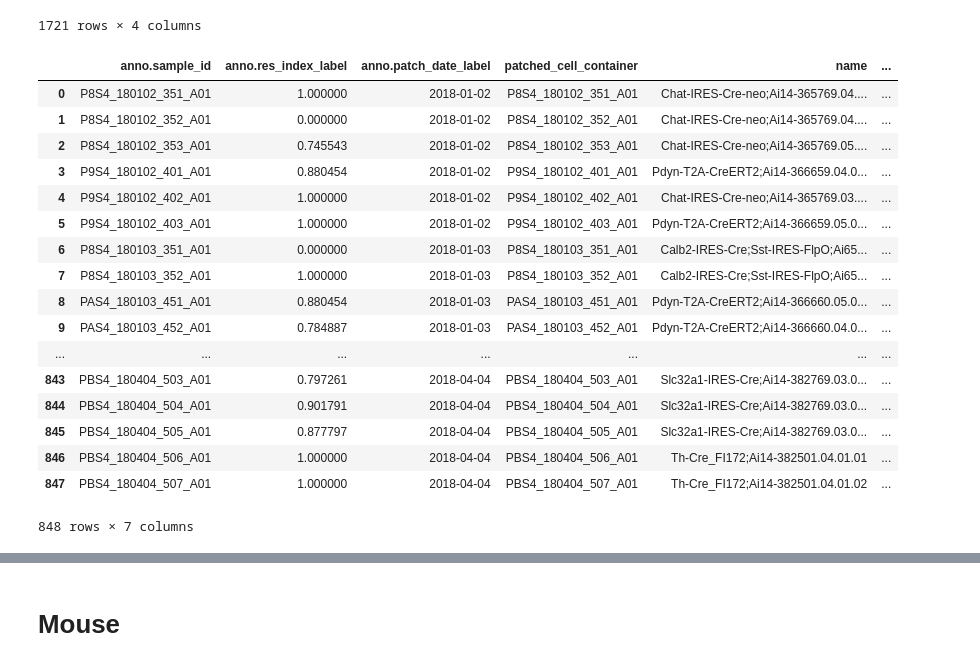
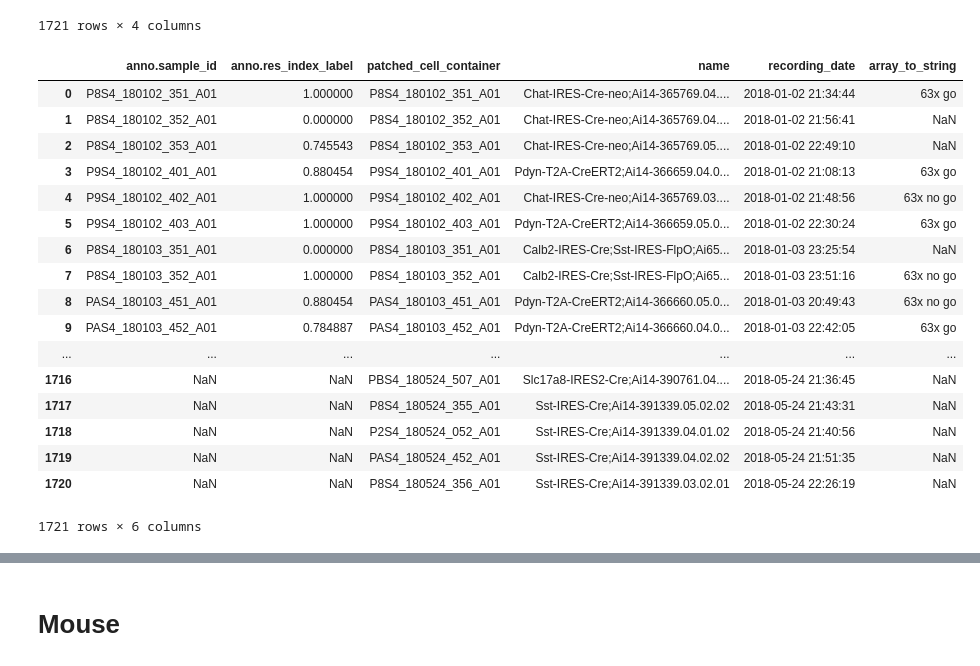
Before and after one commit to ru57y34nn/SMART_goals, a Jupyter notebook: src/SMART_Data.ipynb, the cells around one changed output, grey strips where cells are left out. Cells and saved outputs as stored; diff of their text form; code cells hidden in the pictures.

```diff
--- a/src/SMART_Data.ipynb
+++ b/src/SMART_Data.ipynb
@@ -15,6 +15,7 @@ full_path = str(full_path)
 full_path
 mshiny = pd.read_csv(full_path)
 # %%
-mshiny = mshiny[["anno.sample_id", "anno.res_index_label", "anno.patch_date_label"]]
+mshiny = mshiny[["anno.sample_id", "anno.res_index_label"]]
+#, "anno.patch_date_label"
 mshiny
 # %% [output]
@@ -39,5 +40,5 @@ mshiny
 # %%
-mshiny['anno.patch_date_label'] = pd.to_datetime(mshiny['anno.patch_date_label'], errors='coerce')
+#mshiny['anno.patch_date_label'] = pd.to_datetime(mshiny['anno.patch_date_label'], errors='coerce')
 # %%
-mshiny = mshiny[mshiny['anno.patch_date_label'] >= '2018-01-01']
-mshiny.head()
+#mshiny = mshiny[mshiny['anno.patch_date_label'] >= '2018-01-01']
+#mshiny
@@ -101,27 +95,27 @@ lims
 1721 rows × 4 columns
 # %%
 #merge shiny and lims into single df
-smart_data = pd.merge(left = mshiny, right = lims, left_on = 'anno.sample_id', right_on = 'patched_cell_container', how = 'left')
+smart_data = pd.merge(left = mshiny, right = lims, left_on = 'anno.sample_id', right_on = 'patched_cell_container', how = 'right')
 smart_data
 # %% [output]
-|  | anno.sample_id | anno.res_index_label | anno.patch_date_label | patched_cell_container | name | ... |
-| 0 | P8S4_180102_351_A01 | 1.000000 | 2018-01-02 | P8S4_180102_351_A01 | Chat-IRES-Cre-neo;Ai14-365769.04.... | ... |
-| 1 | P8S4_180102_352_A01 | 0.000000 | 2018-01-02 | P8S4_180102_352_A01 | Chat-IRES-Cre-neo;Ai14-365769.04.... | ... |
-| 2 | P8S4_180102_353_A01 | 0.745543 | 2018-01-02 | P8S4_180102_353_A01 | Chat-IRES-Cre-neo;Ai14-365769.05.... | ... |
-| 3 | P9S4_180102_401_A01 | 0.880454 | 2018-01-02 | P9S4_180102_401_A01 | Pdyn-T2A-CreERT2;Ai14-366659.04.0... | ... |
-| 4 | P9S4_180102_402_A01 | 1.000000 | 2018-01-02 | P9S4_180102_402_A01 | Chat-IRES-Cre-neo;Ai14-365769.03.... | ... |
-| 5 | P9S4_180102_403_A01 | 1.000000 | 2018-01-02 | P9S4_180102_403_A01 | Pdyn-T2A-CreERT2;Ai14-366659.05.0... | ... |
-| 6 | P8S4_180103_351_A01 | 0.000000 | 2018-01-03 | P8S4_180103_351_A01 | Calb2-IRES-Cre;Sst-IRES-FlpO;Ai65... | ... |
-| 7 | P8S4_180103_352_A01 | 1.000000 | 2018-01-03 | P8S4_180103_352_A01 | Calb2-IRES-Cre;Sst-IRES-FlpO;Ai65... | ... |
-| 8 | PAS4_180103_451_A01 | 0.880454 | 2018-01-03 | PAS4_180103_451_A01 | Pdyn-T2A-CreERT2;Ai14-366660.05.0... | ... |
-| 9 | PAS4_180103_452_A01 | 0.784887 | 2018-01-03 | PAS4_180103_452_A01 | Pdyn-T2A-CreERT2;Ai14-366660.04.0... | ... |
+|  | anno.sample_id | anno.res_index_label | patched_cell_container | name | recording_date | array_to_string |
+| 0 | P8S4_180102_351_A01 | 1.000000 | P8S4_180102_351_A01 | Chat-IRES-Cre-neo;Ai14-365769.04.... | 2018-01-02 21:34:44 | 63x go |
+| 1 | P8S4_180102_352_A01 | 0.000000 | P8S4_180102_352_A01 | Chat-IRES-Cre-neo;Ai14-365769.04.... | 2018-01-02 21:56:41 | NaN |
+| 2 | P8S4_180102_353_A01 | 0.745543 | P8S4_180102_353_A01 | Chat-IRES-Cre-neo;Ai14-365769.05.... | 2018-01-02 22:49:10 | NaN |
+| 3 | P9S4_180102_401_A01 | 0.880454 | P9S4_180102_401_A01 | Pdyn-T2A-CreERT2;Ai14-366659.04.0... | 2018-01-02 21:08:13 | 63x go |
+| 4 | P9S4_180102_402_A01 | 1.000000 | P9S4_180102_402_A01 | Chat-IRES-Cre-neo;Ai14-365769.03.... | 2018-01-02 21:48:56 | 63x no go |
+| 5 | P9S4_180102_403_A01 | 1.000000 | P9S4_180102_403_A01 | Pdyn-T2A-CreERT2;Ai14-366659.05.0... | 2018-01-02 22:30:24 | 63x go |
+| 6 | P8S4_180103_351_A01 | 0.000000 | P8S4_180103_351_A01 | Calb2-IRES-Cre;Sst-IRES-FlpO;Ai65... | 2018-01-03 23:25:54 | NaN |
+| 7 | P8S4_180103_352_A01 | 1.000000 | P8S4_180103_352_A01 | Calb2-IRES-Cre;Sst-IRES-FlpO;Ai65... | 2018-01-03 23:51:16 | 63x no go |
+| 8 | PAS4_180103_451_A01 | 0.880454 | PAS4_180103_451_A01 | Pdyn-T2A-CreERT2;Ai14-366660.05.0... | 2018-01-03 20:49:43 | 63x no go |
+| 9 | PAS4_180103_452_A01 | 0.784887 | PAS4_180103_452_A01 | Pdyn-T2A-CreERT2;Ai14-366660.04.0... | 2018-01-03 22:42:05 | 63x go |
 | ... | ... | ... | ... | ... | ... | ... |
-| 843 | PBS4_180404_503_A01 | 0.797261 | 2018-04-04 | PBS4_180404_503_A01 | Slc32a1-IRES-Cre;Ai14-382769.03.0... | ... |
-| 844 | PBS4_180404_504_A01 | 0.901791 | 2018-04-04 | PBS4_180404_504_A01 | Slc32a1-IRES-Cre;Ai14-382769.03.0... | ... |
-| 845 | PBS4_180404_505_A01 | 0.877797 | 2018-04-04 | PBS4_180404_505_A01 | Slc32a1-IRES-Cre;Ai14-382769.03.0... | ... |
-| 846 | PBS4_180404_506_A01 | 1.000000 | 2018-04-04 | PBS4_180404_506_A01 | Th-Cre_FI172;Ai14-382501.04.01.01 | ... |
-| 847 | PBS4_180404_507_A01 | 1.000000 | 2018-04-04 | PBS4_180404_507_A01 | Th-Cre_FI172;Ai14-382501.04.01.02 | ... |
+| 1716 | NaN | NaN | PBS4_180524_507_A01 | Slc17a8-IRES2-Cre;Ai14-390761.04.... | 2018-05-24 21:36:45 | NaN |
+| 1717 | NaN | NaN | P8S4_180524_355_A01 | Sst-IRES-Cre;Ai14-391339.05.02.02 | 2018-05-24 21:43:31 | NaN |
+| 1718 | NaN | NaN | P2S4_180524_052_A01 | Sst-IRES-Cre;Ai14-391339.04.01.02 | 2018-05-24 21:40:56 | NaN |
+| 1719 | NaN | NaN | PAS4_180524_452_A01 | Sst-IRES-Cre;Ai14-391339.04.02.02 | 2018-05-24 21:51:35 | NaN |
+| 1720 | NaN | NaN | P8S4_180524_356_A01 | Sst-IRES-Cre;Ai14-391339.03.02.01 | 2018-05-24 22:26:19 | NaN |
-848 rows × 7 columns
+1721 rows × 6 columns
 # %%
 #change header from "array_to_string" to "63x_cal"
 #smart_data = smart_data.drop(columns=['anno.sample_id'])
```
Also changed, not shown: parts of 8 cells of this notebook, 2 other files.
